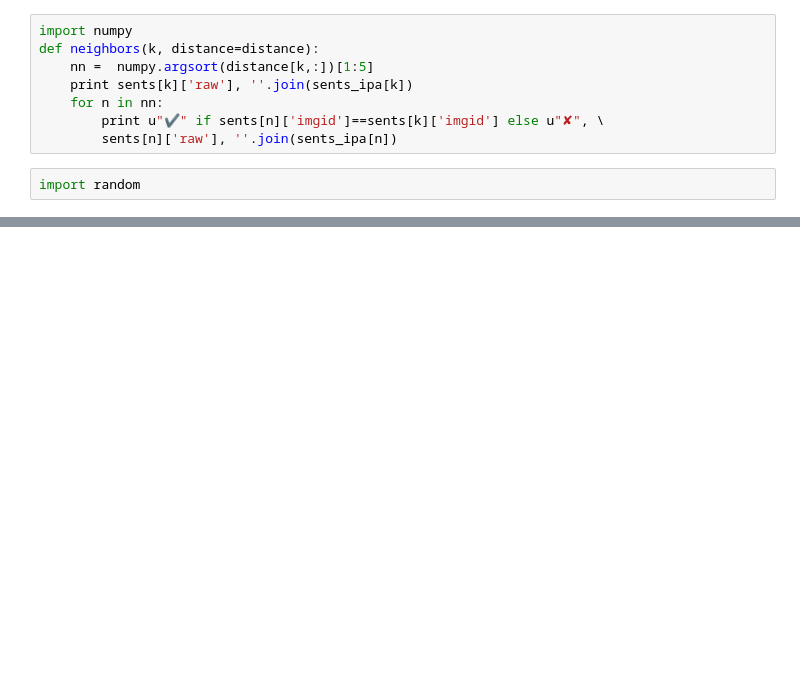
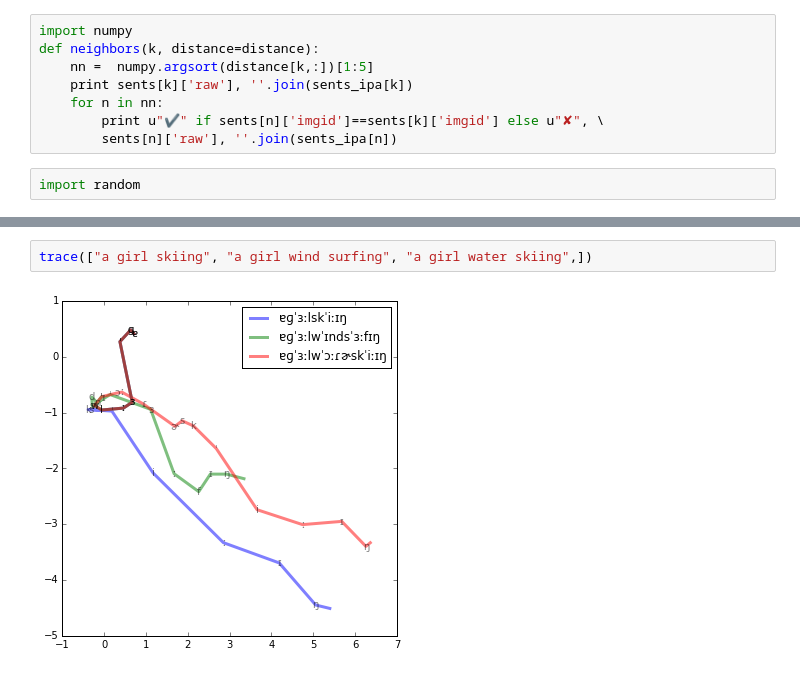
Before and after one commit to gchrupala/reimaginet, a Jupyter notebook: examples/ipa_img.ipynb, the cells around one changed output, grey strips where cells are left out. Cells and saved outputs as stored; diff of their text form; blank space fills up the shorter version.

```diff
--- a/examples/ipa_img.ipynb
+++ b/examples/ipa_img.ipynb
@@ -116,0 +153,4 @@ a man riding a dirtbike on the beach ɐmˈænɹˈaɪdɪŋɐdˈɜːtbaɪkɑːnð
+# %%
+trace(["a girl skiing", "a girl wind surfing", "a girl water skiing",])
+# %% [output]
+[figure, added]
```
Also changed, not shown: parts of 12 cells of this notebook.
